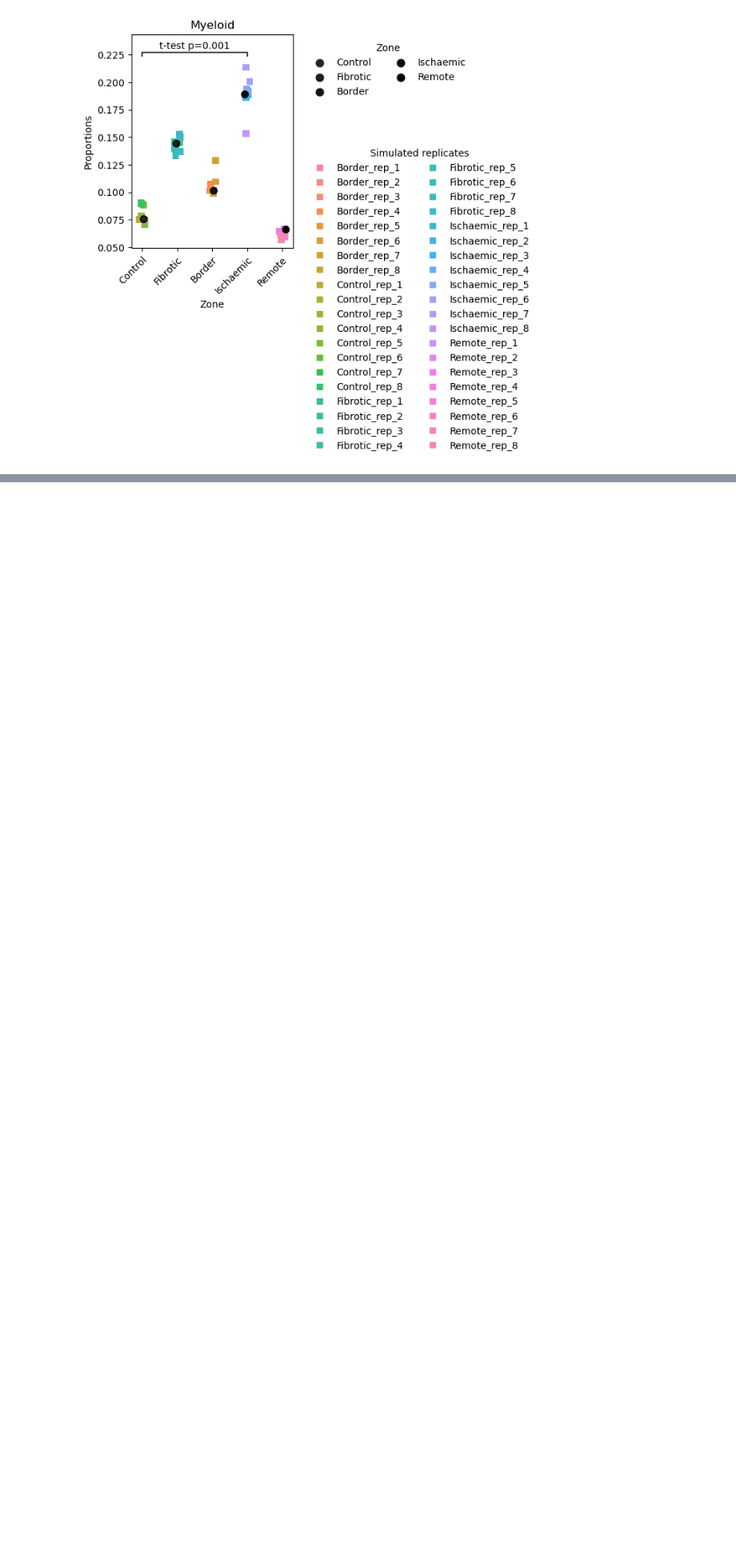
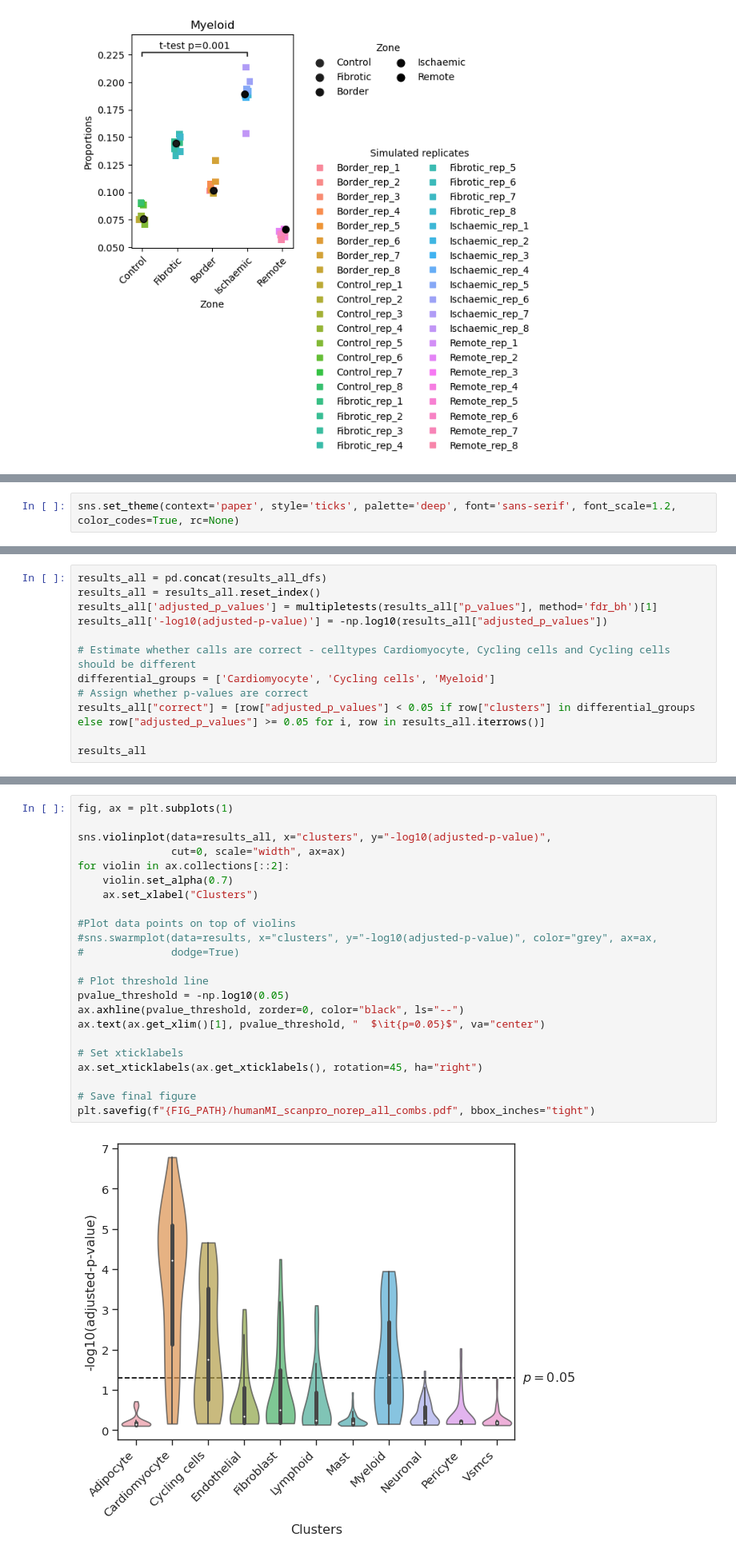
Before and after one commit to loosolab/scanpro, a Jupyter notebook: Alayoubi_et_al_2023/4_Human_MI_dataset.ipynb, the cells around one changed output, grey strips where cells are left out. Shown at 80% size. Saved outputs shown, nothing was run; the diff lists cells and outputs as text; blank space fills up the shorter version.

```diff
--- a/Alayoubi_et_al_2023/4_Human_MI_dataset.ipynb
+++ b/Alayoubi_et_al_2023/4_Human_MI_dataset.ipynb
@@ -211,0 +646,2 @@ res_snrna_boot.plot(clusters=["Myeloid"], save=f"{FIG_PATH}/humanMI_norep_myeloi
+# %%
+sns.set_theme(context='paper', style='ticks', palette='deep', font='sans-serif', font_scale=1.2, color_codes=True, rc=None)
@@ -211,0 +724,12 @@ res_snrna_boot.plot(clusters=["Myeloid"], save=f"{FIG_PATH}/humanMI_norep_myeloi
+# %%
+results_all = pd.concat(results_all_dfs)
+results_all = results_all.reset_index()
+results_all['adjusted_p_values'] = multipletests(results_all["p_values"], method='fdr_bh')[1]
+results_all['-log10(adjusted-p-value)'] = -np.log10(results_all["adjusted_p_values"])
+
+# Estimate whether calls are correct - celltypes Cardiomyocyte, Cycling cells and Cycling cells should be different
+differential_groups = ['Cardiomyocyte', 'Cycling cells', 'Myeloid']
+# Assign whether p-values are correct
+results_all["correct"] = [row["adjusted_p_values"] < 0.05 if row["clusters"] in differential_groups else row["adjusted_p_values"] >= 0.05 for i, row in results_all.iterrows()]
+
+results_all
@@ -211,0 +750,25 @@ res_snrna_boot.plot(clusters=["Myeloid"], save=f"{FIG_PATH}/humanMI_norep_myeloi
+# %%
+fig, ax = plt.subplots(1)
+
+sns.violinplot(data=results_all, x="clusters", y="-log10(adjusted-p-value)",
+               cut=0, scale="width", ax=ax)
+for violin in ax.collections[::2]:
+    violin.set_alpha(0.7)
+    ax.set_xlabel("Clusters")
+
+#Plot data points on top of violins
+#sns.swarmplot(data=results, x="clusters", y="-log10(adjusted-p-value)", color="grey", ax=ax,
+#              dodge=True)
+
+# Plot threshold line
+pvalue_threshold = -np.log10(0.05)
+ax.axhline(pvalue_threshold, zorder=0, color="black", ls="--")
+ax.text(ax.get_xlim()[1], pvalue_threshold, "  $\it{p=0.05}$", va="center")
+
+# Set xticklabels
+ax.set_xticklabels(ax.get_xticklabels(), rotation=45, ha="right")
+
+# Save final figure
+plt.savefig(f"{FIG_PATH}/humanMI_scanpro_norep_all_combs.pdf", bbox_inches="tight")
+# %% [output]
+[figure, added]
```
Also changed, not shown: parts of 61 cells of this notebook, 27 other files.
